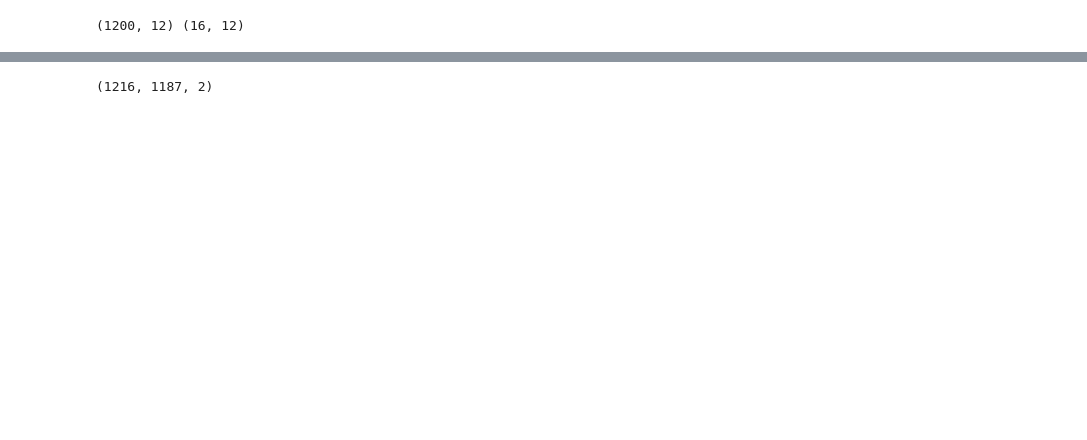
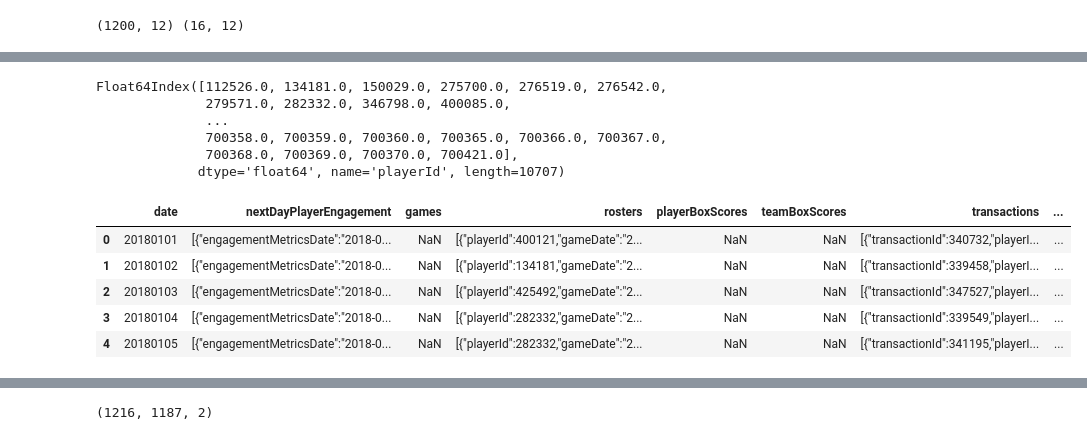
Before and after one commit to mohsinkhn/kaggle_mlb, a Jupyter notebook: 1_DataPreparation.ipynb, the cells around one changed output, grey strips where cells are left out. Saved outputs shown, nothing was run; the diff lists cells and outputs as text; code cells hidden in the pictures; blank space fills up the shorter version.

```diff
--- a/1_DataPreparation.ipynb
+++ b/1_DataPreparation.ipynb
@@ -202,0 +880,19 @@ Updating data, Saving ...
+# %%
+scores.groupby(['playerId']).size().index.unique()
+# %% [output]
+Float64Index([112526.0, 134181.0, 150029.0, 275700.0, 276519.0, 276542.0,
+              279571.0, 282332.0, 346798.0, 400085.0,
+              ...
+              700358.0, 700359.0, 700360.0, 700365.0, 700366.0, 700367.0,
+              700368.0, 700369.0, 700370.0, 700421.0],
+             dtype='float64', name='playerId', length=10707)
+# %%
+tmp = pd.read_csv("data/train_updated.csv")
+tmp.head()
+# %% [output]
+|  | date | nextDayPlayerEngagement | games | rosters | playerBoxScores | teamBoxScores | transactions | ... |
+| 0 | 20180101 | [{"engagementMetricsDate":"2018-0... | NaN | [{"playerId":400121,"gameDate":"2... | NaN | NaN | [{"transactionId":340732,"playerI... | ... |
+| 1 | 20180102 | [{"engagementMetricsDate":"2018-0... | NaN | [{"playerId":134181,"gameDate":"2... | NaN | NaN | [{"transactionId":339458,"playerI... | ... |
+| 2 | 20180103 | [{"engagementMetricsDate":"2018-0... | NaN | [{"playerId":425492,"gameDate":"2... | NaN | NaN | [{"transactionId":347527,"playerI... | ... |
+| 3 | 20180104 | [{"engagementMetricsDate":"2018-0... | NaN | [{"playerId":282332,"gameDate":"2... | NaN | NaN | [{"transactionId":339549,"playerI... | ... |
+| 4 | 20180105 | [{"engagementMetricsDate":"2018-0... | NaN | [{"playerId":282332,"gameDate":"2... | NaN | NaN | [{"transactionId":341195,"playerI... | ... |
```
Also changed, not shown: parts of 40 cells of this notebook, 5 other files.
